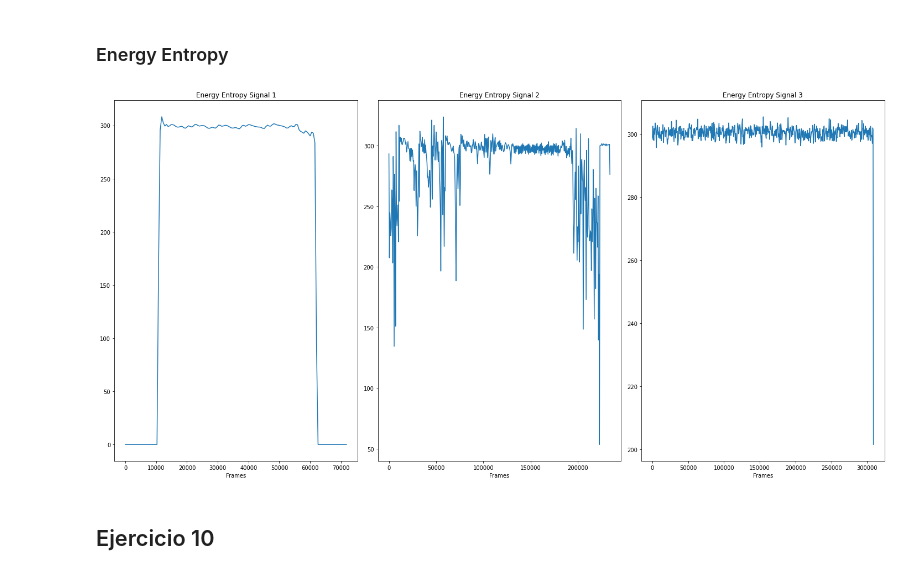
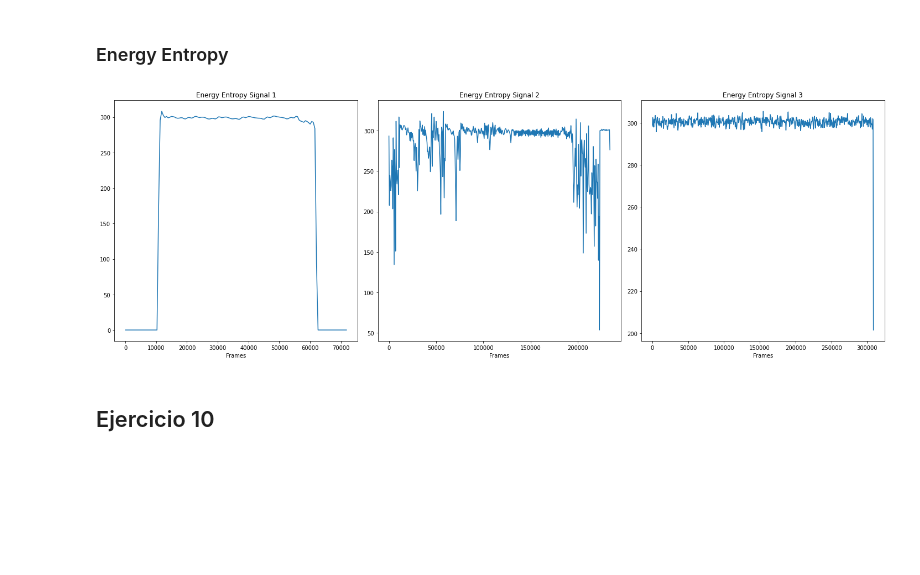
Before and after one commit to martinhaimovich2010/TP1_DSP, a Jupyter notebook: TP1_DSP_Haimovich_Veiga.ipynb, the cells around one changed output. Saved outputs shown, nothing was run; the diff lists cells and outputs as text; code cells hidden in the pictures; blank space fills up the shorter version.

```diff
--- a/TP1_DSP_Haimovich_Veiga.ipynb
+++ b/TP1_DSP_Haimovich_Veiga.ipynb
@@ -802,27 +810,27 @@ plt.show()
 # %%
 
 ENEN1 = energyEntropy(1000, signal1, 200, 500)
 ENEN2 = energyEntropy(1000, signal2, 200, 500)
 ENEN3 = energyEntropy(1000, signal3, 200, 500)
 
-plt.figure(16, figsize=(20,10))
+plt.figure(16, figsize=(20,7))
 plt.subplot(1,3,1)
 plt.title('Energy Entropy Signal 1')
 plt.xlabel('Frames')
 plt.plot(np.linspace(0,len(signal1),len(ENEN1)), np.array(ENEN1))
 plt.subplot(1,3,2)
 plt.title('Energy Entropy Signal 2')
 plt.xlabel('Frames')
 plt.plot(np.linspace(0,len(signal2),len(ENEN2)), np.array(ENEN2))
 plt.subplot(1,3,3)
 plt.title('Energy Entropy Signal 3')
 plt.xlabel('Frames')
 plt.plot(np.linspace(0,len(signal3),len(ENEN3)), np.array(ENEN3))
 
 plt.tight_layout()
 plt.show()
 # %% [output]
-[figure, old version]
+[figure, new version]
 # %% [markdown]
 ## Ejercicio 10
 # %% [markdown]
```
Also changed, not shown: parts of 24 cells of this notebook, 1 other file.
